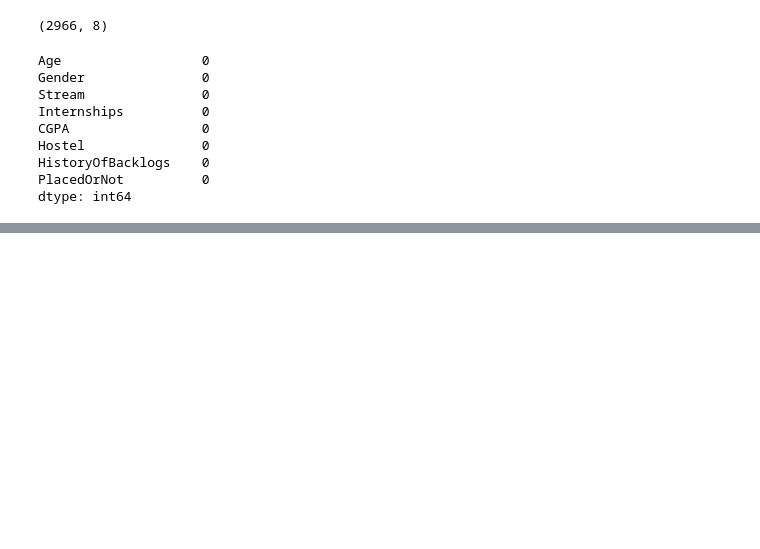
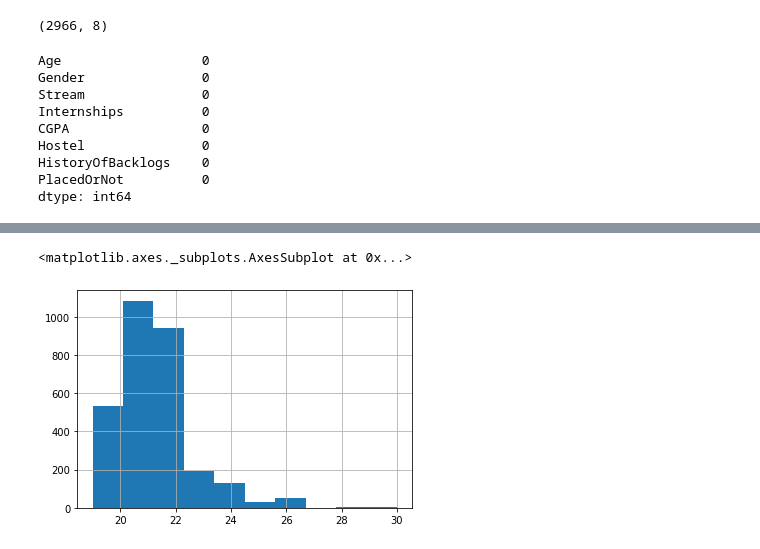
Before and after one commit to IkeLyons/HW1_LogisticRegression, a Jupyter notebook: LogisticRegression.ipynb, the cells around one changed output, grey strips where cells are left out. Drawn from its saved outputs; the diff is of its cells as text; code cells hidden in the pictures; blank space fills up the shorter version.

```diff
--- a/LogisticRegression.ipynb
+++ b/LogisticRegression.ipynb
@@ -69,0 +95,6 @@ dtype: int64
+# %%
+# Distribution of ages
+dataset.Age.hist()
+# %% [output]
+<matplotlib.axes._subplots.AxesSubplot at 0x...>
+[figure, added]
```
Also changed, not shown: parts of 18 cells of this notebook.
